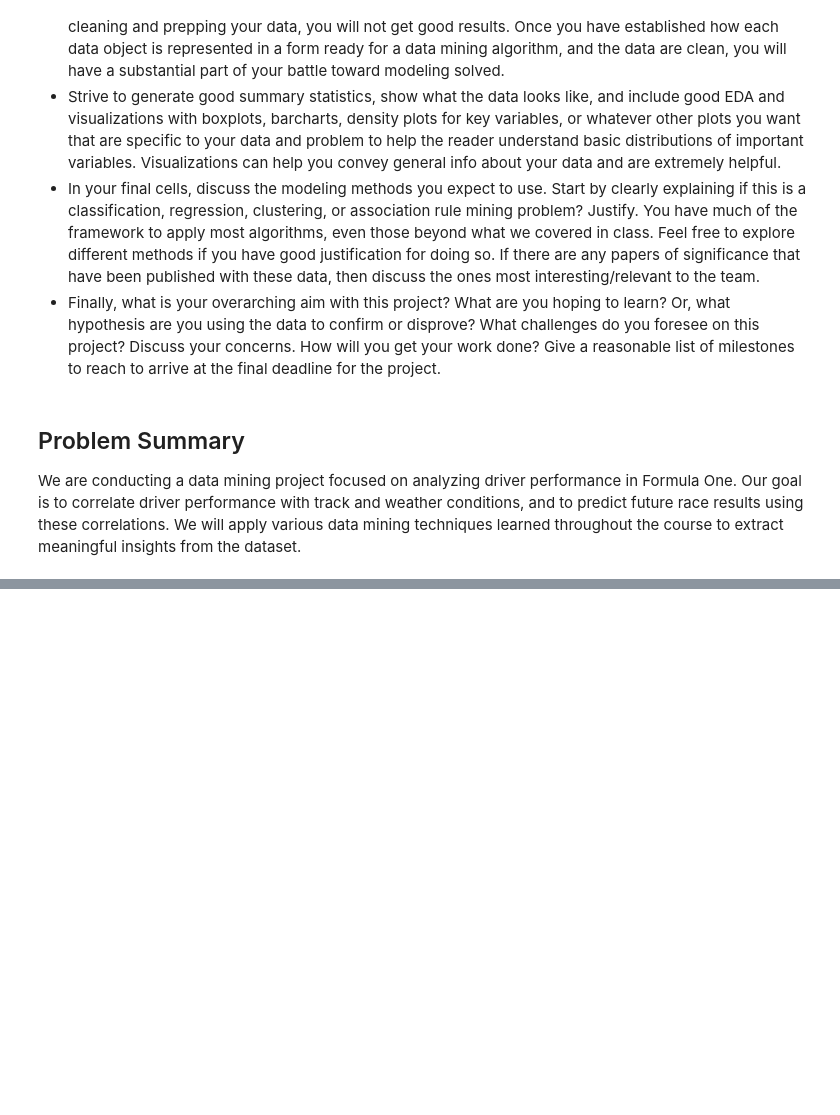
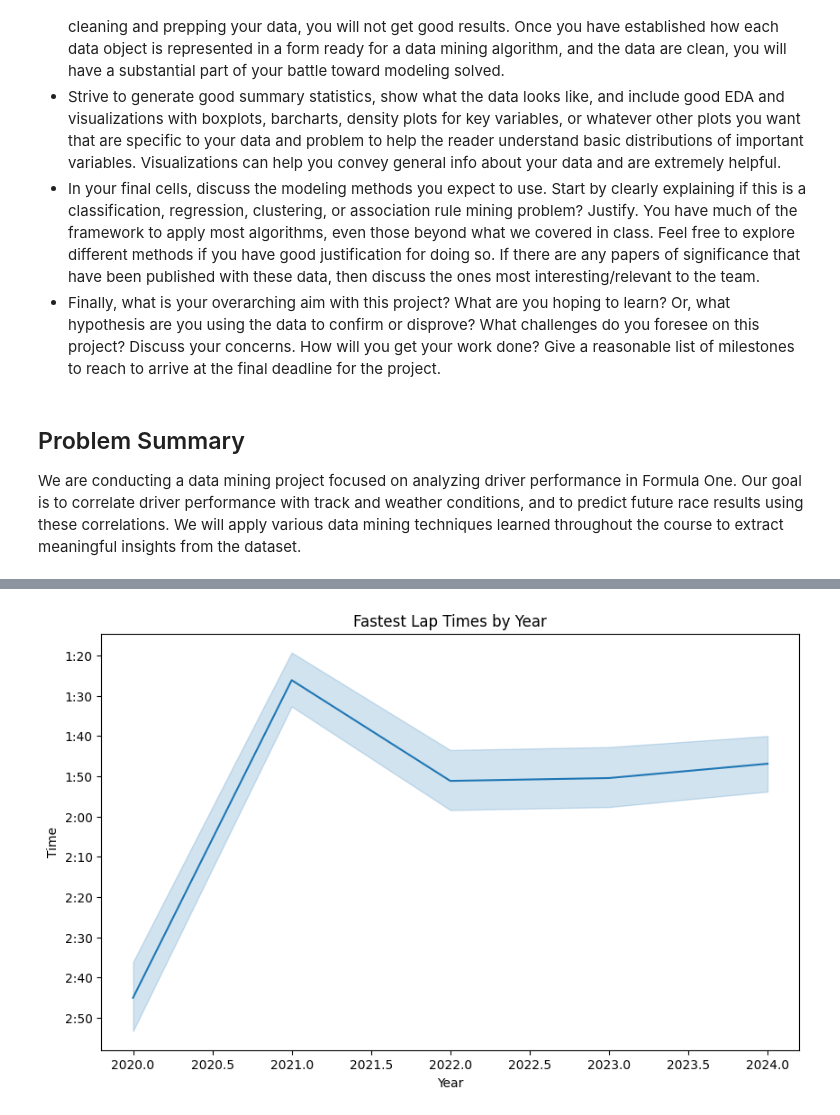
Before and after one commit to soconnor0919/f1-race-prediction, a Jupyter notebook: project/DataPrep_EDA.ipynb, the cells around one changed output, grey strips where cells are left out. Cells and saved outputs as stored; diff of their text form; code cells hidden in the pictures; blank space fills up the shorter version.

```diff
--- a/project/DataPrep_EDA.ipynb
+++ b/project/DataPrep_EDA.ipynb
@@ -64,0 +241,13 @@ core           INFO     Finished loading data for 20 drivers: ['16', '44', '77',
+# %%
+# Graph of Fastest Lap Times by Year
+# Who had the fastest lap time in each year?
+fastest_lap = lap_data_combined[lap_data_combined['Position'] == 1]
+# Remove 0 times
+fastest_lap = fastest_lap[fastest_lap['Time'] != pd.Timedelta(0)]
+
+plt.figure(figsize=(10, 6))
+sns.lineplot(x='Year', y='Time', data=fastest_lap)
+plt.title('Fastest Lap Times by Year')
+plt.show()
+# %% [output]
+[figure, added]
```
Also changed, not shown: parts of 9 cells of this notebook.
